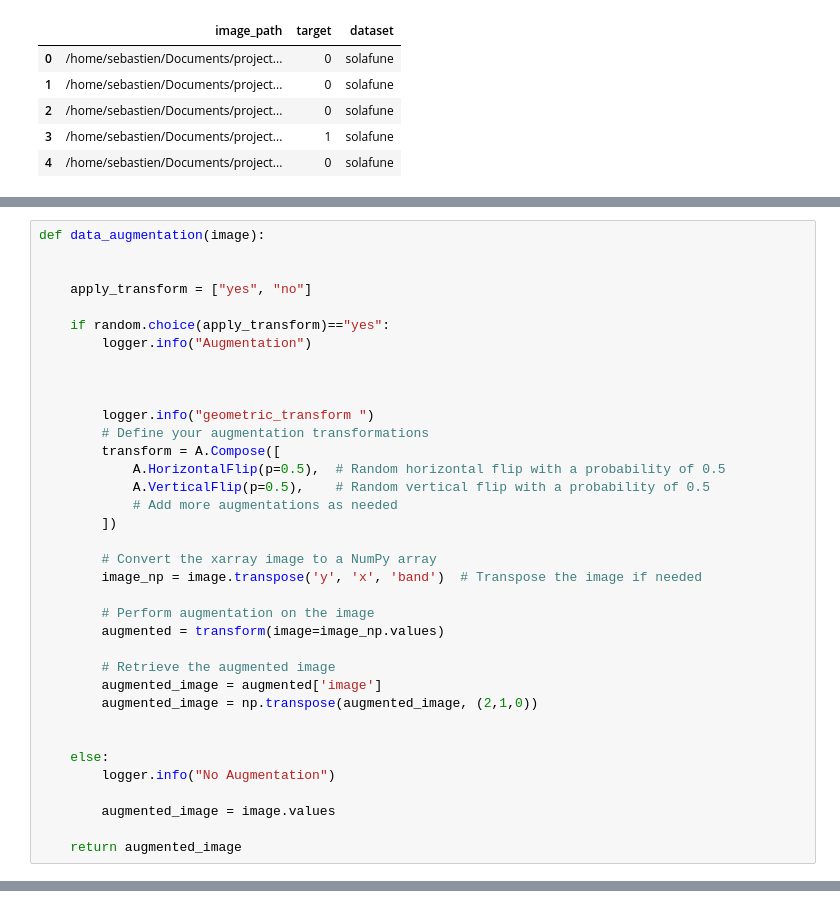
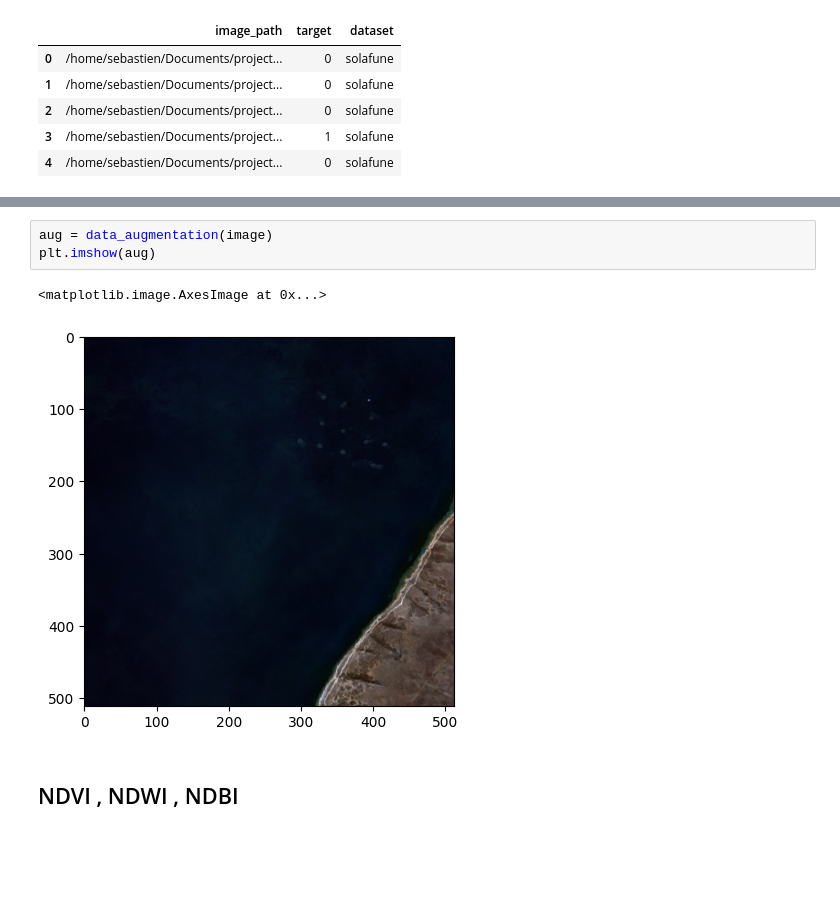
Before and after one commit to tetaud-sebastien/solafune-finding-mining-sites, a Jupyter notebook: Notebooks/data-augmentation.ipynb, the cells around one changed output, grey strips where cells are left out. Drawn from its saved outputs; the diff is of its cells as text; blank space fills up the shorter version.

```diff
--- a/Notebooks/data-augmentation.ipynb
+++ b/Notebooks/data-augmentation.ipynb
@@ -197,36 +93,0 @@ visualization(augmented_image)
-# %%
-def data_augmentation(image):
-
-
-    apply_transform = ["yes", "no"]
-
-    if random.choice(apply_transform)=="yes":
-        logger.info("Augmentation")
-
-
-
-        logger.info("geometric_transform ")
-        # Define your augmentation transformations
-        transform = A.Compose([
-            A.HorizontalFlip(p=0.5),  # Random horizontal flip with a probability of 0.5
-            A.VerticalFlip(p=0.5),    # Random vertical flip with a probability of 0.5
-            # Add more augmentations as needed
-        ])
-
-        # Convert the xarray image to a NumPy array
-        image_np = image.transpose('y', 'x', 'band')  # Transpose the image if needed
-
-        # Perform augmentation on the image
-        augmented = transform(image=image_np.values)
-
-        # Retrieve the augmented image
-        augmented_image = augmented['image']
-        augmented_image = np.transpose(augmented_image, (2,1,0))
-
-
-    else:
-        logger.info("No Augmentation")
-
-        augmented_image = image.values
-
-    return augmented_image
@@ -246,0 +99,8 @@ test = torch.Tensor(augmented_image)
+# %%
+aug = data_augmentation(image)
+plt.imshow(aug)
+# %% [output]
+<matplotlib.image.AxesImage at 0x...>
+[figure, added]
+# %% [markdown]
+## NDVI , NDWI , NDBI
```
Also changed, not shown: parts of 25 cells of this notebook, 10 other files.
